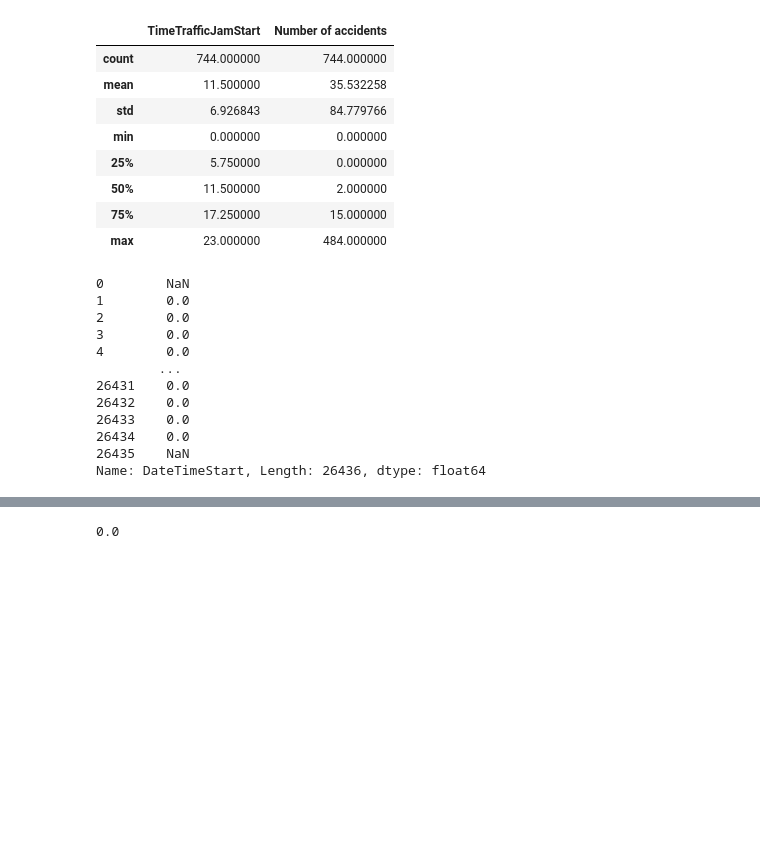
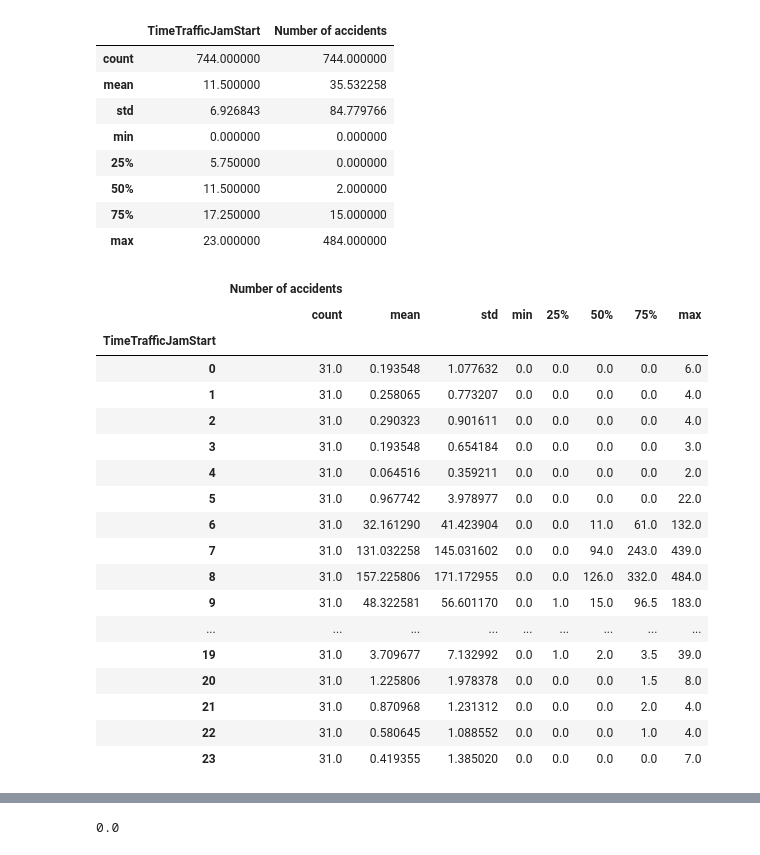
Before and after one commit to J4nvg/SSM3, a Jupyter notebook: Data exploration.ipynb, the cells around one changed output, grey strips where cells are left out. Saved outputs shown, nothing was run; the diff lists cells and outputs as text; code cells hidden in the pictures; blank space fills up the shorter version.

```diff
--- a/Data exploration.ipynb
+++ b/Data exploration.ipynb
@@ -127,21 +127,29 @@ traffic_jam_counts.describe()
 | max | 23.000000 | 484.000000 |
 # %%
 time_between_events = (df_english['DateTimeStart'][1:] - df_english['DateTimeStart'][:-1]).dt.total_seconds()
-# %%
-time_between_events
-# %% [output]
-0        NaN
-1        0.0
-2        0.0
-3        0.0
-4        0.0
-        ...
-26431    0.0
-26432    0.0
-26433    0.0
-26434    0.0
-26435    NaN
-Name: DateTimeStart, Length: 26436, dtype: float64
+# %%
+traffic_jam_counts_hour = traffic_jam_counts.groupby('TimeTrafficJamStart')
+traffic_jam_counts_hour.describe()
+# %% [output]
+|  | Number of accidents |  |  |  |  |  |  |  |
+|  | count | mean | std | min | 25% | 50% | 75% | max |
+| TimeTrafficJamStart |  |  |  |  |  |  |  |  |
+| 0 | 31.0 | 0.193548 | 1.077632 | 0.0 | 0.0 | 0.0 | 0.0 | 6.0 |
+| 1 | 31.0 | 0.258065 | 0.773207 | 0.0 | 0.0 | 0.0 | 0.0 | 4.0 |
+| 2 | 31.0 | 0.290323 | 0.901611 | 0.0 | 0.0 | 0.0 | 0.0 | 4.0 |
+| 3 | 31.0 | 0.193548 | 0.654184 | 0.0 | 0.0 | 0.0 | 0.0 | 3.0 |
+| 4 | 31.0 | 0.064516 | 0.359211 | 0.0 | 0.0 | 0.0 | 0.0 | 2.0 |
+| 5 | 31.0 | 0.967742 | 3.978977 | 0.0 | 0.0 | 0.0 | 0.0 | 22.0 |
+| 6 | 31.0 | 32.161290 | 41.423904 | 0.0 | 0.0 | 11.0 | 61.0 | 132.0 |
+| 7 | 31.0 | 131.032258 | 145.031602 | 0.0 | 0.0 | 94.0 | 243.0 | 439.0 |
+| 8 | 31.0 | 157.225806 | 171.172955 | 0.0 | 0.0 | 126.0 | 332.0 | 484.0 |
+| 9 | 31.0 | 48.322581 | 56.601170 | 0.0 | 1.0 | 15.0 | 96.5 | 183.0 |
+| ... | ... | ... | ... | ... | ... | ... | ... | ... |
+| 19 | 31.0 | 3.709677 | 7.132992 | 0.0 | 1.0 | 2.0 | 3.5 | 39.0 |
+| 20 | 31.0 | 1.225806 | 1.978378 | 0.0 | 0.0 | 0.0 | 1.5 | 8.0 |
+| 21 | 31.0 | 0.870968 | 1.231312 | 0.0 | 0.0 | 0.0 | 2.0 | 4.0 |
+| 22 | 31.0 | 0.580645 | 1.088552 | 0.0 | 0.0 | 0.0 | 1.0 | 4.0 |
+| 23 | 31.0 | 0.419355 | 1.385020 | 0.0 | 0.0 | 0.0 | 0.0 | 7.0 |
 # %%
 df_english
 # %% [output]
```
